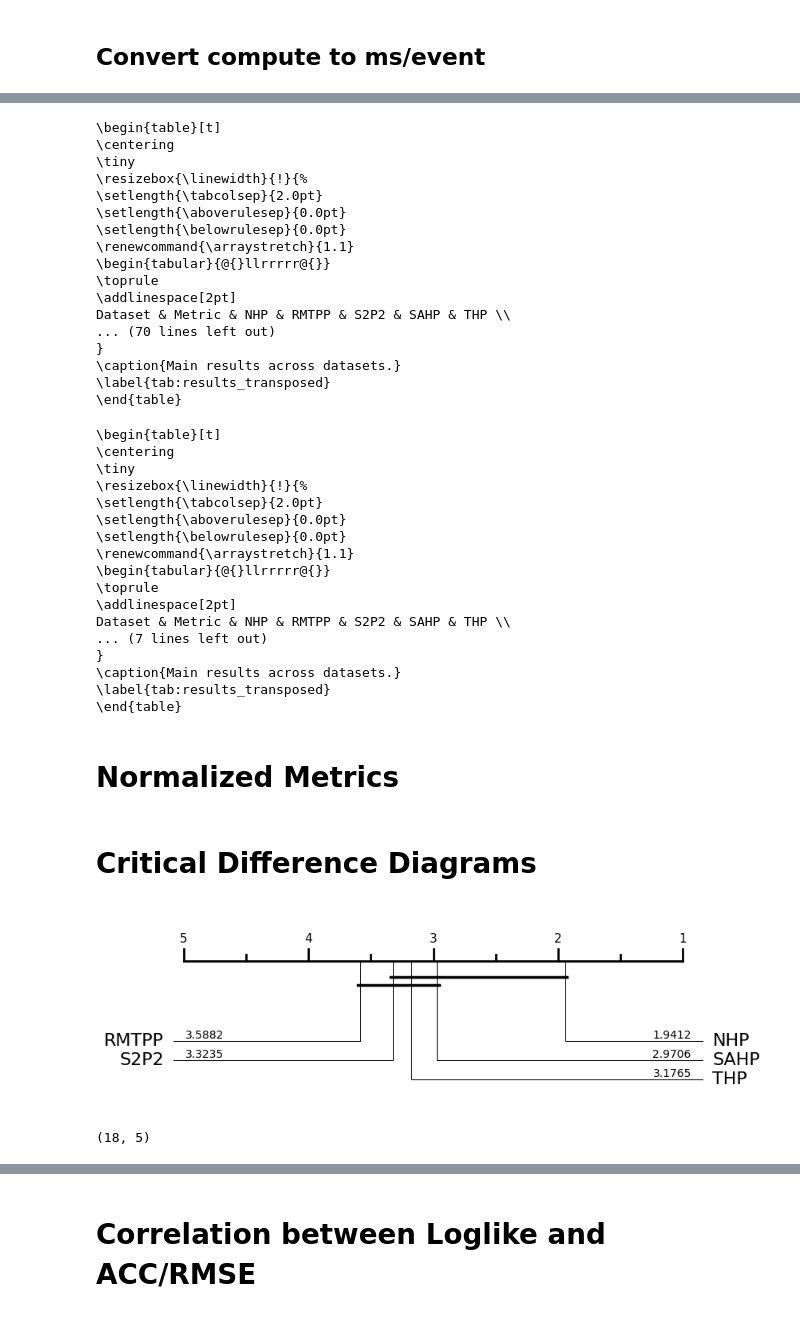
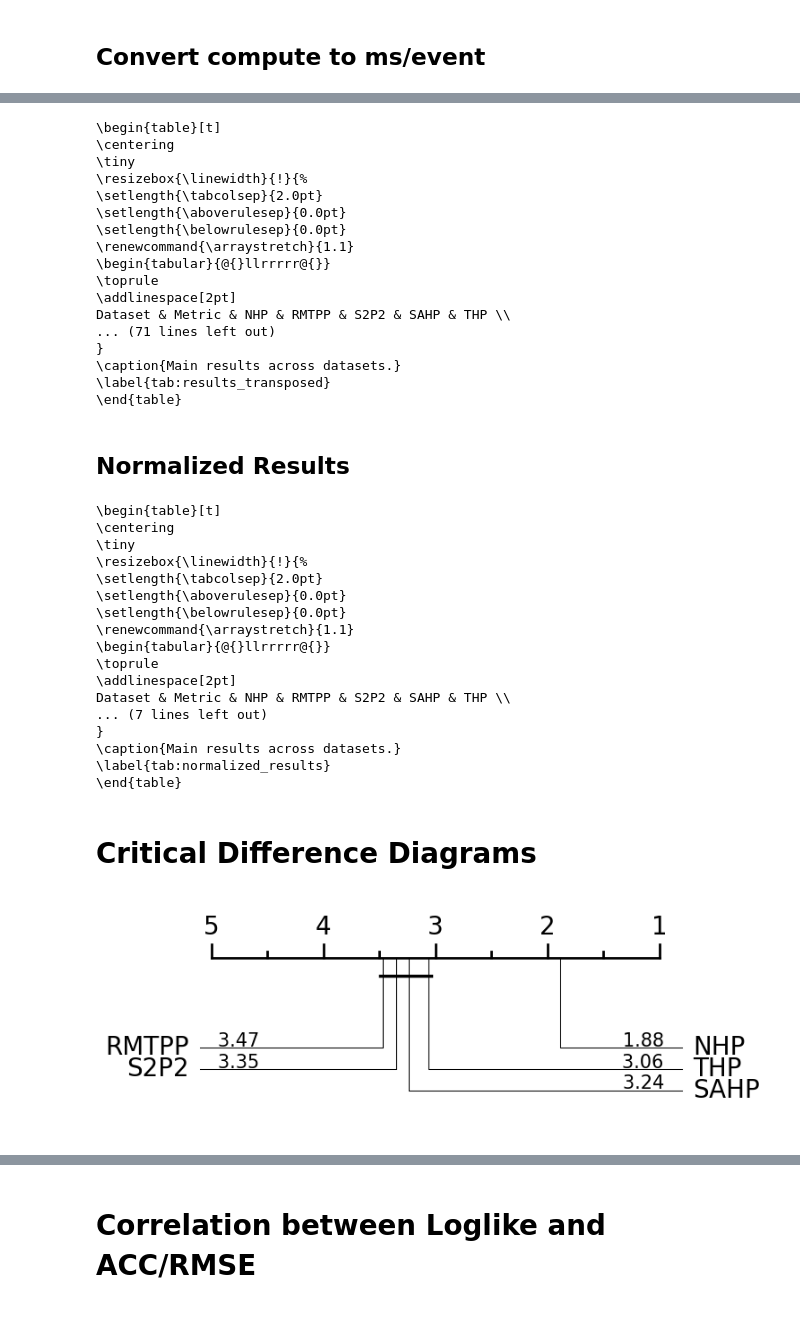
Before and after one commit to JP-SystemsX/MUSES_Eval, a Jupyter notebook: analysis/benchmark.ipynb, the cells around one changed output, grey strips where cells are left out. Drawn from its saved outputs; the diff is of its cells as text; code cells hidden in the pictures.

Commit message:
Added Notebook for Result Analysis

```diff
--- a/analysis/benchmark.ipynb
+++ b/analysis/benchmark.ipynb
@@ -108,7 +116,8 @@ def compute_normalized_scores(df: pd.DataFrame) -> pd.DataFrame:
         "avg_test_acc": "higher",
         "avg_test_rmse": "lower",
         "ms_per_sample": "lower",
-        "objective": "higher"
+        "objective": "higher",
+        "ms_per_sample": "lower",
     }
 
     results = []
@@ -190,7 +199,6 @@ def compute_normalized_scores(df: pd.DataFrame) -> pd.DataFrame:
 
 df_, overall, norm_df = compute_normalized_scores(df)
 df = df_
-df.sort_values(by="model")
 norm_df
 # %% [output]
 |  | dataset | model | avg_test_acc | avg_test_rmse | ms_per_sample | objective |
@@ -213,15 +220,0 @@ norm_df
-# %%
-df['rank'] = (
-    df.groupby('dataset')['objective']
-      .rank(method='average', ascending=False)
-)
-
-# 2. average rank per model
-avg_rank = (
-    df.groupby('model')['rank']
-      .mean()
-      .sort_values()
-      .reset_index(name='avg_rank')
-)
-
-print(avg_rank)
@@ -561,6 +551,8 @@ latex = df_to_latex_booktabs_transposed(
     font_size_cmd=r"\tiny",
     tabcolsep_pt=2.0,
     tabrowsep_pt=0.0,
+    lower_is_better=["avg_test_rmse", "ms_per_sample",],
+    metric_cols=("avg_test_acc", "avg_test_rmse", "ms_per_sample", ),
 
     arraystretch=1.1,
 )
@@ -578,18 +570,20 @@ print(latex)
 \toprule
 \addlinespace[2pt]
 Dataset & Metric & NHP & RMTPP & S2P2 & SAHP & THP \\
-... (70 lines left out)
+... (71 lines left out)
 }
 \caption{Main results across datasets.}
 \label{tab:results_transposed}
 \end{table}
+# %% [markdown]
+## Normalized Results
 # %%
 latex = df_to_latex_booktabs_transposed(
     overall,
     dataset_display_names=dataset_names,
     model_display_names=model_names,
     caption="Main results across datasets.",
-    label="tab:results_transposed",
+    label="tab:normalized_results",
     font_size_cmd=r"\tiny",
     tabcolsep_pt=2.0,
     tabrowsep_pt=0.0,
@@ -615,42 +609,71 @@ Dataset & Metric & NHP & RMTPP & S2P2 & SAHP & THP \\
 ... (7 lines left out)
 }
 \caption{Main results across datasets.}
-\label{tab:results_transposed}
+\label{tab:normalized_results}
 \end{table}
-# %% [markdown]
-# Normalized Metrics
 # %% [markdown]
 # Critical Difference Diagrams
 # %%
 from aeon.visualisation import plot_critical_difference
 from math import inf
 import matplotlib.pyplot as plt
+
+def adjust_fontsize_cd(plt, font_size, rank_font_size, tick_font_size, ticks_mod=1):
+    # Get the current axes
+    ax = plt.gca()
+
+    # Increase padding between labels and axis
+    ax.tick_params(axis='x', which='major', pad=20)
+
+    # Adjust margins to provide more space for labels
+    plt.subplots_adjust(bottom=0.1)
+
+    # Optionally adjust y-axis label font size
+    ax.tick_params(axis='y', labelsize=font_size)
+
+    # Save and display the plot
+    for txt in ax.texts:
+        if txt.get_text().isdigit():
+            # Reduce Overcrowded X-Axis
+            if int(txt.get_text()) % ticks_mod != 0 and (int(txt.get_text()) not in (len(classifiers), 1)):
+                txt.set_visible(False)
+
+            txt.set_fontsize(tick_font_size)
+        else:
+            # Round Rankings
+            try:
+                value = float(txt.get_text())
+                txt.set_text(f"   {value:.2f}   ")
+                txt.set_fontsize(rank_font_size)
+            except:
+                txt.set_fontsize(font_size)
+                pass
+
+
 wide = df[df["dataset"]!="wikipedia"].pivot_table(
     index="dataset",
     columns="model",
     values="objective",
     aggfunc="mean"
 )
 wide = wide.fillna(-inf, axis=0)
 
 
 scores = wide.to_numpy()
 classifiers = wide.columns.tolist()
 
 
 fig, _ = plot_critical_difference(
     scores,
     classifiers,
     lower_better=False,
-    test='nemenyi',  # wilcoxon or nemenyi
-    correction='bonferroni', # or bonferroni or none
+    test='wilcoxon',  # wilcoxon or nemenyi
+    correction='bonferroni', # or holm or none
     alpha=0.05,
-    width=7,
-    textspace=1
+    width=6,
+    textspace=1,
 )
+adjust_fontsize_cd(plt, font_size=20, rank_font_size=15, tick_font_size=20, ticks_mod=1)
+plt.savefig("figs/cd_diagram_objective.pdf", bbox_inches='tight')
 # %% [output]
-[figure, old version]
+[figure, new version]
-# %%
-scores.shape
-# %% [output]
-(18, 5)
```
Also changed, not shown: parts of 19 cells of this notebook.
